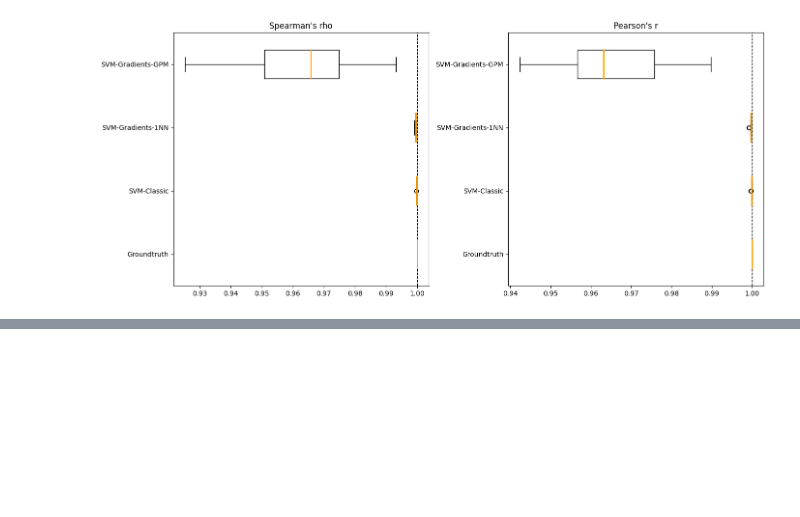
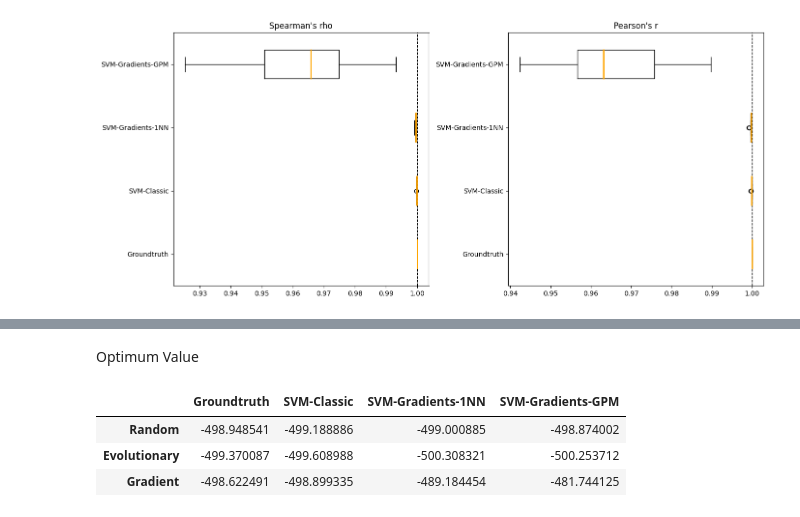
Before and after one commit to mo374z/OptimizationTestfunctionGeneration, a Jupyter notebook: main/f1_simulation.ipynb, the cells around one changed output, grey strips where cells are left out. Cells and saved outputs as stored; diff of their text form; code cells hidden in the pictures; blank space fills up the shorter version.

```diff
--- a/main/f1_simulation.ipynb
+++ b/main/f1_simulation.ipynb
@@ -218,0 +260,9 @@ df_corr
+# %% [markdown]
+Optimum Value
+# %%
+df_optim_val
+# %% [output]
+|  | Groundtruth | SVM-Classic | SVM-Gradients-1NN | SVM-Gradients-GPM |
+| Random | -498.948541 | -499.188886 | -499.000885 | -498.874002 |
+| Evolutionary | -499.370087 | -499.608988 | -500.308321 | -500.253712 |
+| Gradient | -498.622491 | -498.899335 | -489.184454 | -481.744125 |
```
Also changed, not shown: parts of 17 cells of this notebook.
